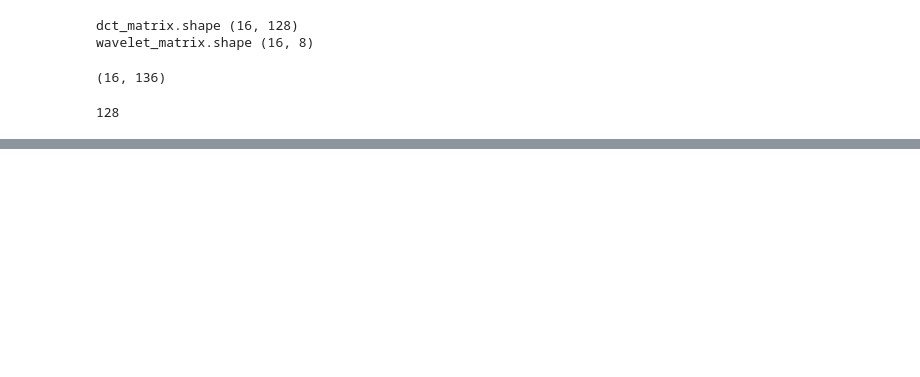
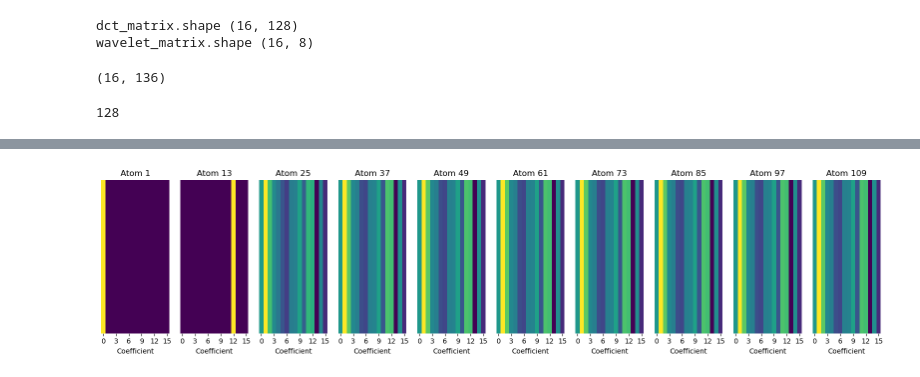
Before and after one commit to Emmatassone/AQMP, a Jupyter notebook: notebooks/test_dict.ipynb, the cells around one changed output, grey strips where cells are left out. Drawn from its saved outputs; the diff is of its cells as text; code cells hidden in the pictures; blank space fills up the shorter version.

```diff
--- a/notebooks/test_dict.ipynb
+++ b/notebooks/test_dict.ipynb
@@ -60,0 +241,4 @@ wavelet_matrix.shape (16, 8)
+# %%
+plot_dct_atoms(sym3_wavelet_matrix, num_atoms=10)
+# %% [output]
+[figure, added]
```
Also changed, not shown: parts of 16 cells of this notebook, 3 other files.
